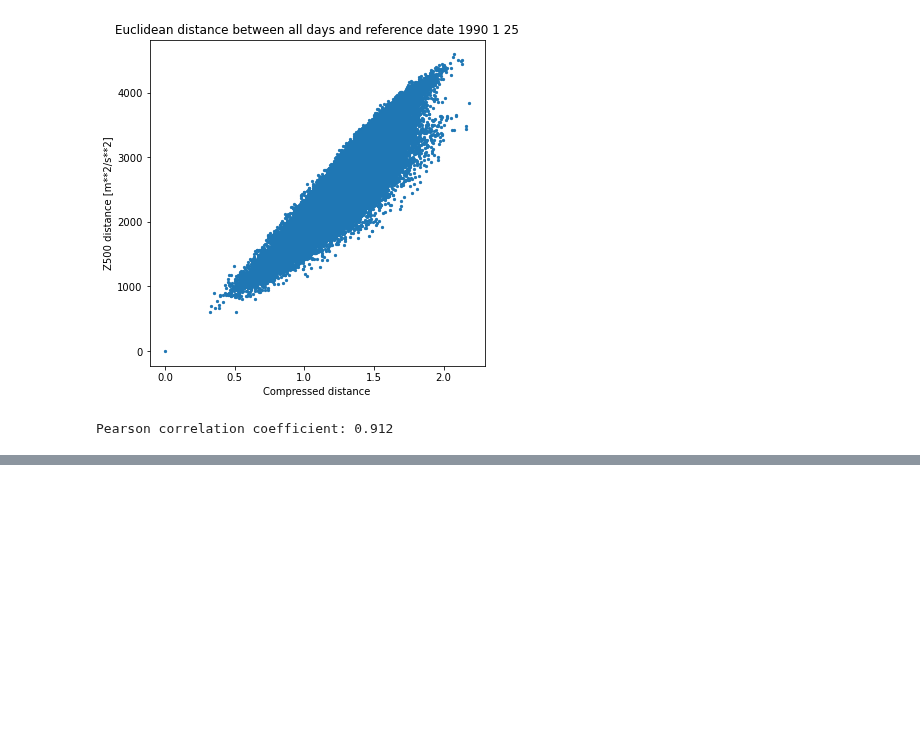
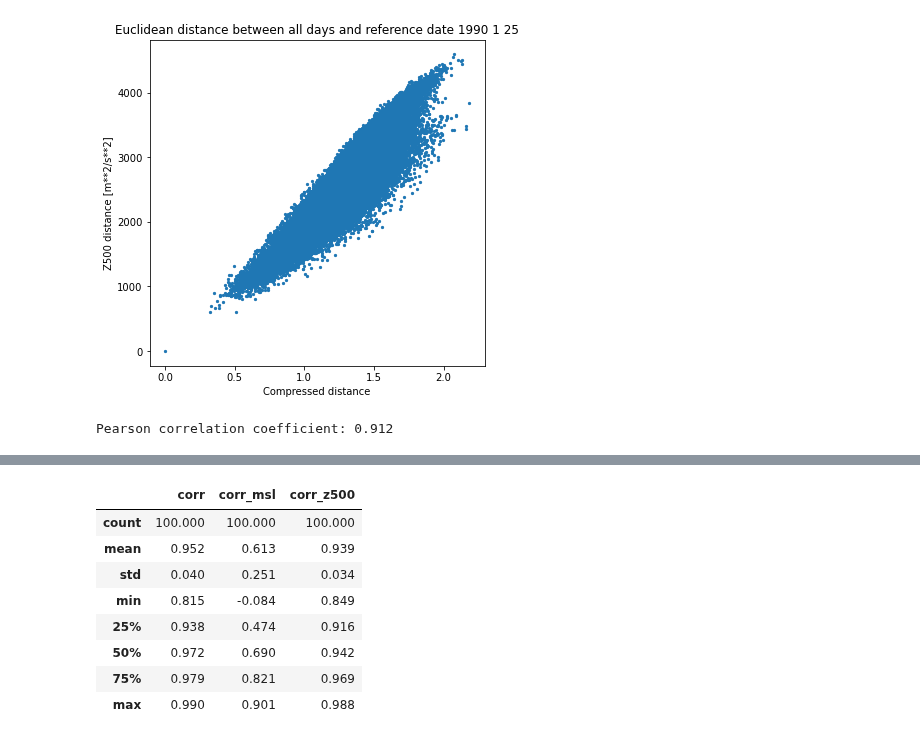
Before and after one commit to gdepaepe/autoencoder, a Jupyter notebook: 5_custom_loss.ipynb, the cells around one changed output, grey strips where cells are left out. Drawn from its saved outputs; the diff is of its cells as text; code cells hidden in the pictures; blank space fills up the shorter version.

Commit message:
change: mean correlation added

```diff
--- a/5_custom_loss.ipynb
+++ b/5_custom_loss.ipynb
@@ -283,0 +287,47 @@ Pearson correlation coefficient: 0.912
+# %%
+sample_size = 100
+rand_indices = np.random.randint(era20c.shape[0],size=sample_size)
+corr =  np.zeros(sample_size)
+corr_msl =  np.zeros(sample_size)
+corr_z500 =  np.zeros(sample_size)
+for i in range(sample_size):
+    date_index = rand_indices[i]
+    compressed_ref = compressed[date_index]
+    era20c_ref = era20c[date_index]
+    msl_ref = msl[date_index]
+    z500_ref = z500[date_index]
+
+    # initialize arrays
+    compressed_dist = np.zeros(dates.shape[0])
+    msl_dist = np.zeros(dates.shape[0])
+    z500_dist = np.zeros(dates.shape[0])
+    era20c_dist = np.zeros(dates.shape[0])
+
+    # calculate distances
+    for j in range(dates.shape[0]):
+        compressed_dist[j] = np.linalg.norm(compressed[j]-compressed_ref)
+        era20c_dist[j] = np.linalg.norm(era20c[j]-era20c_ref)
+        msl_dist[j] = np.linalg.norm(msl[j]-msl_ref) / grid_sqrt
+        z500_dist[j] = np.linalg.norm(z500[j]-z500_ref) / grid_sqrt
+
+    # calculate correlation coefficients
+    corr[i] = np.corrcoef(compressed_dist,era20c_dist)[0,1]
+    corr_msl[i] = np.corrcoef(compressed_dist,msl_dist)[0,1]
+    corr_z500[i] = np.corrcoef(compressed_dist,z500_dist)[0,1]
+# %%
+import pandas as pd
+pd.options.display.float_format = '{:.3f}'.format
+pd_corr = pd.DataFrame(corr, columns=['corr'])
+pd_corr['corr_msl'] = pd.DataFrame(corr_msl, columns=['corr'])
+pd_corr['corr_z500'] = pd.DataFrame(corr_z500, columns=['corr'])
+pd_corr.describe()
+# %% [output]
+|  | corr | corr_msl | corr_z500 |
+| count | 100.000 | 100.000 | 100.000 |
+| mean | 0.952 | 0.613 | 0.939 |
+| std | 0.040 | 0.251 | 0.034 |
+| min | 0.815 | -0.084 | 0.849 |
+| 25% | 0.938 | 0.474 | 0.916 |
+| 50% | 0.972 | 0.690 | 0.942 |
+| 75% | 0.979 | 0.821 | 0.969 |
+| max | 0.990 | 0.901 | 0.988 |
```
Also changed, not shown: parts of 10 cells of this notebook.
